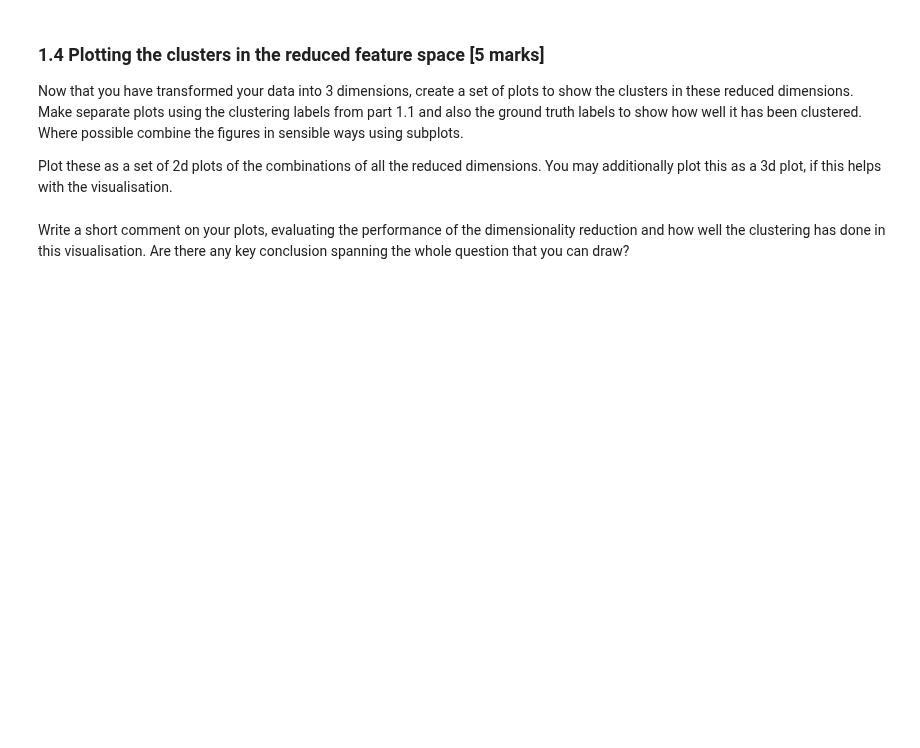
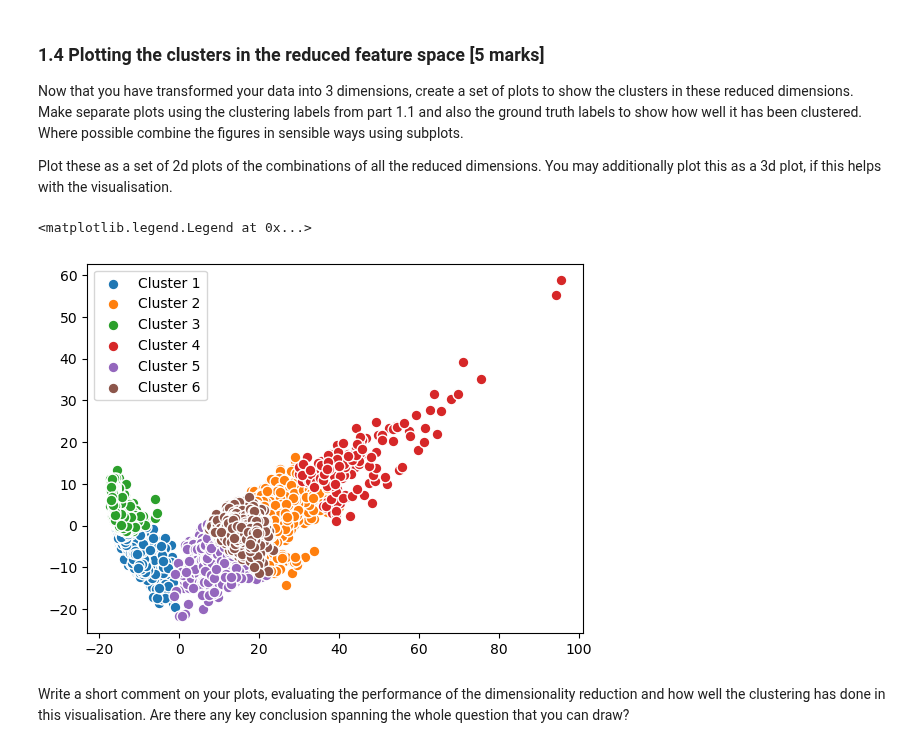
Before and after one commit to adhirajbane13/Uni_Sheffield_Module_Work, a Jupyter notebook: ML-and-AI/Assignment/assignment_ACS23AB.ipynb, the cells around one changed output. Cells and saved outputs as stored; diff of their text form; code cells hidden in the pictures; blank space fills up the shorter version.

```diff
--- a/ML-and-AI/Assignment/assignment_ACS23AB.ipynb
+++ b/ML-and-AI/Assignment/assignment_ACS23AB.ipynb
@@ -566,3 +563,13 @@ Now you will need to choose a dimensionality reduction method that is able to re
+# %%
+# Program your dimensionality reduction here.
+from sklearn.decomposition import PCA
+
+pca = PCA(n_components=3)
+x_train_pca = pca.fit_transform(x_train_standard)
+
+model1 = KMeans(n_clusters=6, n_init=10,random_state=42)
+model1.fit_predict(x_train_pca)
+score = silhouette_score(x_train_pca,model1.labels_)
 # %% [markdown]
 In the following markdown block, provide a justification for the dimensionality reduction technique that you have used and (if any) how you selected your hyper-parameters. Be clear as to the advantages and disadvantages to your approach.
 # %% [markdown]
@@ -578,3 +583,13 @@ Plot these as a set of 2d plots of the combinations of all the reduced dimension
+# %%
+# Program your plots here
+clusters = np.unique(model1.labels_)
+for i in range(len(clusters)):
+    cluster_points = x_train_pca[model1.labels_ == i]
+    plt.scatter(cluster_points[:, 0], cluster_points[:, 1], label=f'Cluster {i + 1}', s=60, edgecolors='w')
+plt.legend()
+# %% [output]
+<matplotlib.legend.Legend at 0x...>
+[figure, added]
 # %% [markdown]
 Write a short comment on your plots, evaluating the performance of the dimensionality reduction and how well the clustering has done in this visualisation. Are there any key conclusion spanning the whole question that you can draw?
 # %% [markdown]
```
Also changed, not shown: parts of 15 cells of this notebook, 41 other files.
